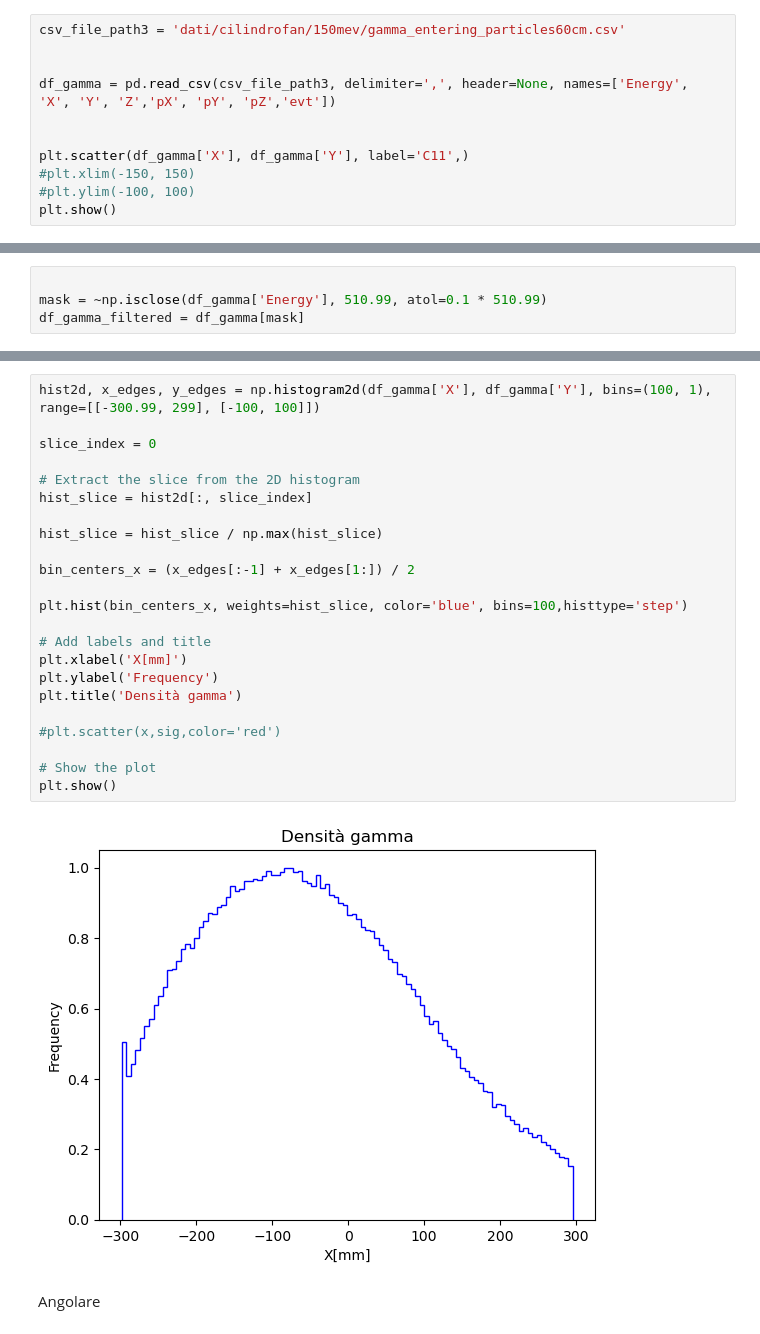
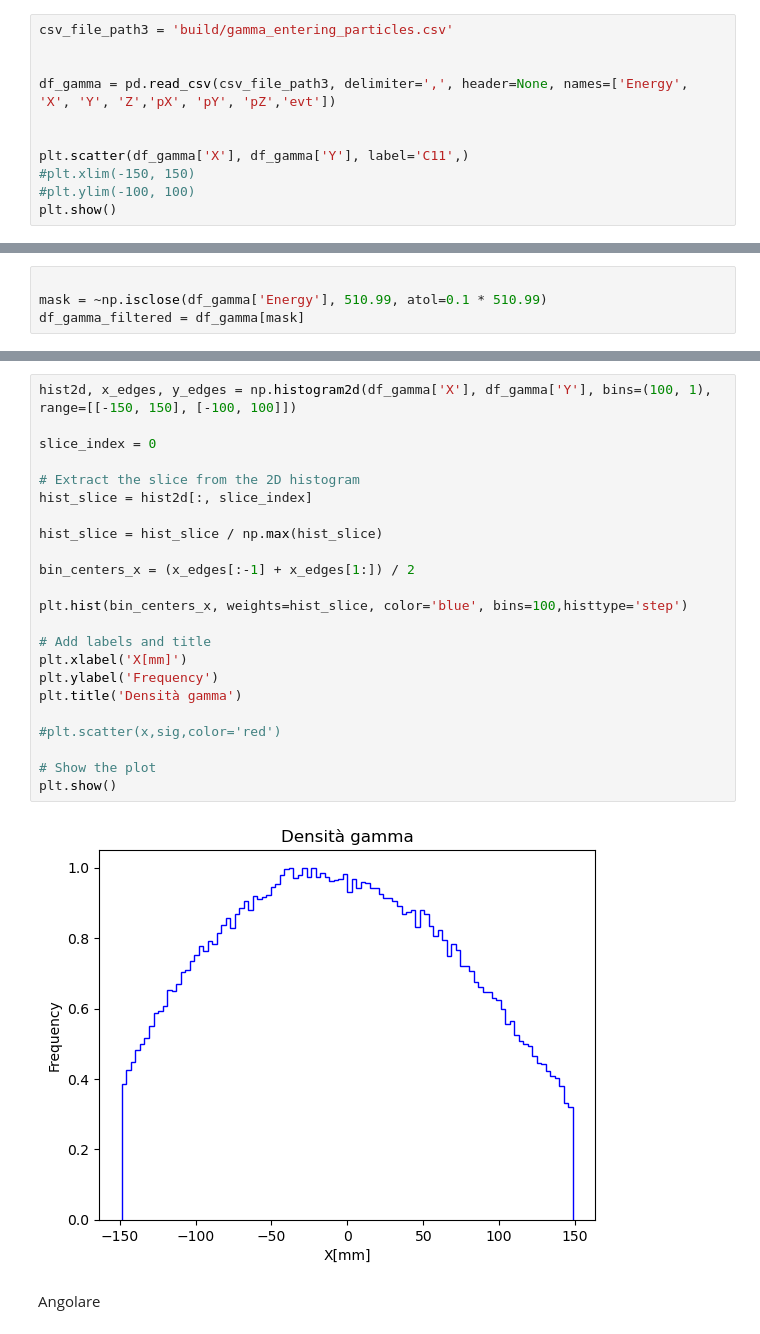
Before and after one commit to francescouni0/Online-Monitoring, a Jupyter notebook: Brem.ipynb, the cells around one changed output, grey strips where cells are left out. Saved outputs shown, nothing was run; the diff lists cells and outputs as text.

```diff
--- a/Brem.ipynb
+++ b/Brem.ipynb
@@ -129,7 +129,7 @@ plt.show()
 # %% [markdown]
 Demonstration
 # %%
-csv_file_path3 = 'dati/cilindrofan/150mev/gamma_entering_particles60cm.csv'
+csv_file_path3 = 'build/gamma_entering_particles.csv'
 
 
 df_gamma = pd.read_csv(csv_file_path3, delimiter=',', header=None, names=['Energy', 'X', 'Y', 'Z','pX', 'pY', 'pZ','evt'])
@@ -154,28 +154,28 @@ plt.show()
 # %%
-hist2d, x_edges, y_edges = np.histogram2d(df_gamma['X'], df_gamma['Y'], bins=(100, 1), range=[[-300.99, 299], [-100, 100]])
+hist2d, x_edges, y_edges = np.histogram2d(df_gamma['X'], df_gamma['Y'], bins=(100, 1), range=[[-150, 150], [-100, 100]])
 
 slice_index = 0
 
 # Extract the slice from the 2D histogram
 hist_slice = hist2d[:, slice_index]
 
 hist_slice = hist_slice / np.max(hist_slice)
 
 bin_centers_x = (x_edges[:-1] + x_edges[1:]) / 2
 
 plt.hist(bin_centers_x, weights=hist_slice, color='blue', bins=100,histtype='step')
 
 # Add labels and title
 plt.xlabel('X[mm]')
 plt.ylabel('Frequency')
 plt.title('Densità gamma')
 
 #plt.scatter(x,sig,color='red')
 
 # Show the plot
 plt.show()
 # %% [output]
-[figure, old version]
+[figure, new version]
 # %% [markdown]
 Angolare
 # %%
```
Also changed, not shown: parts of 4 cells of this notebook, 3 other files.
